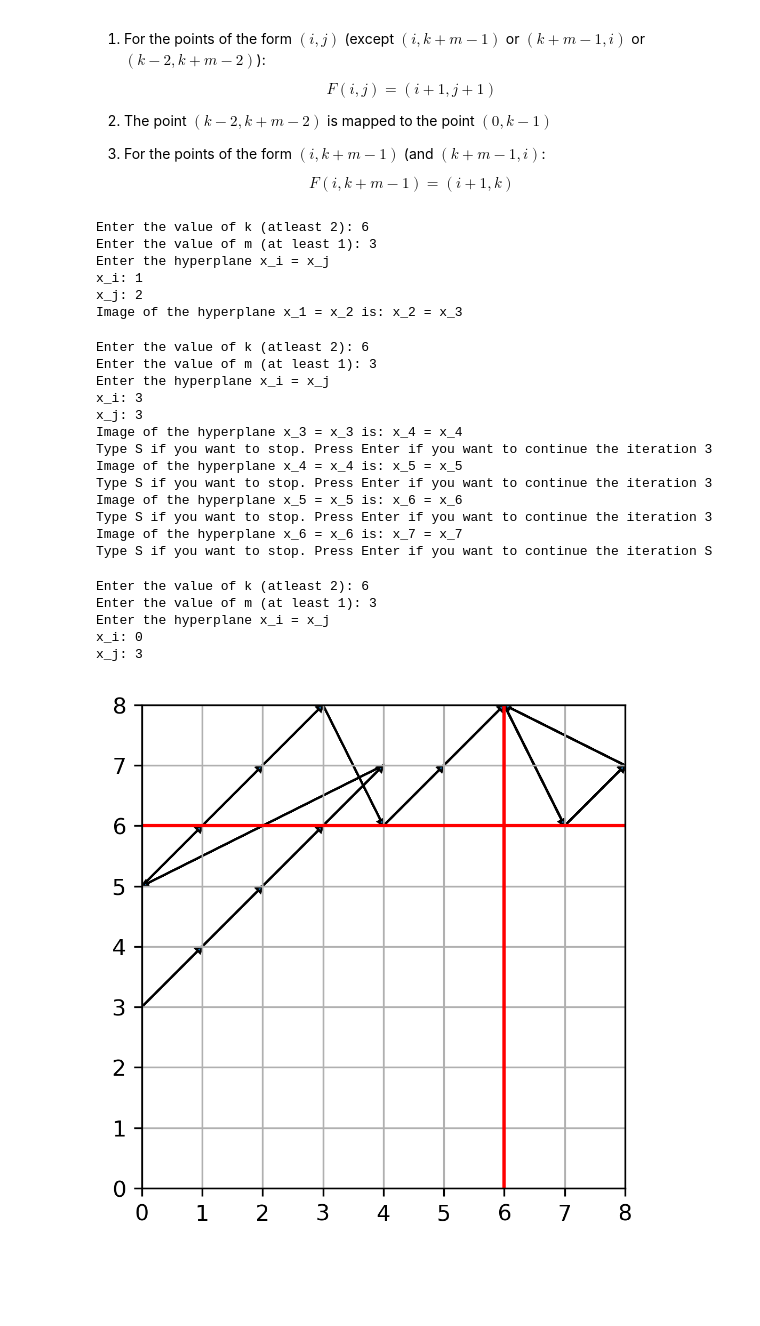
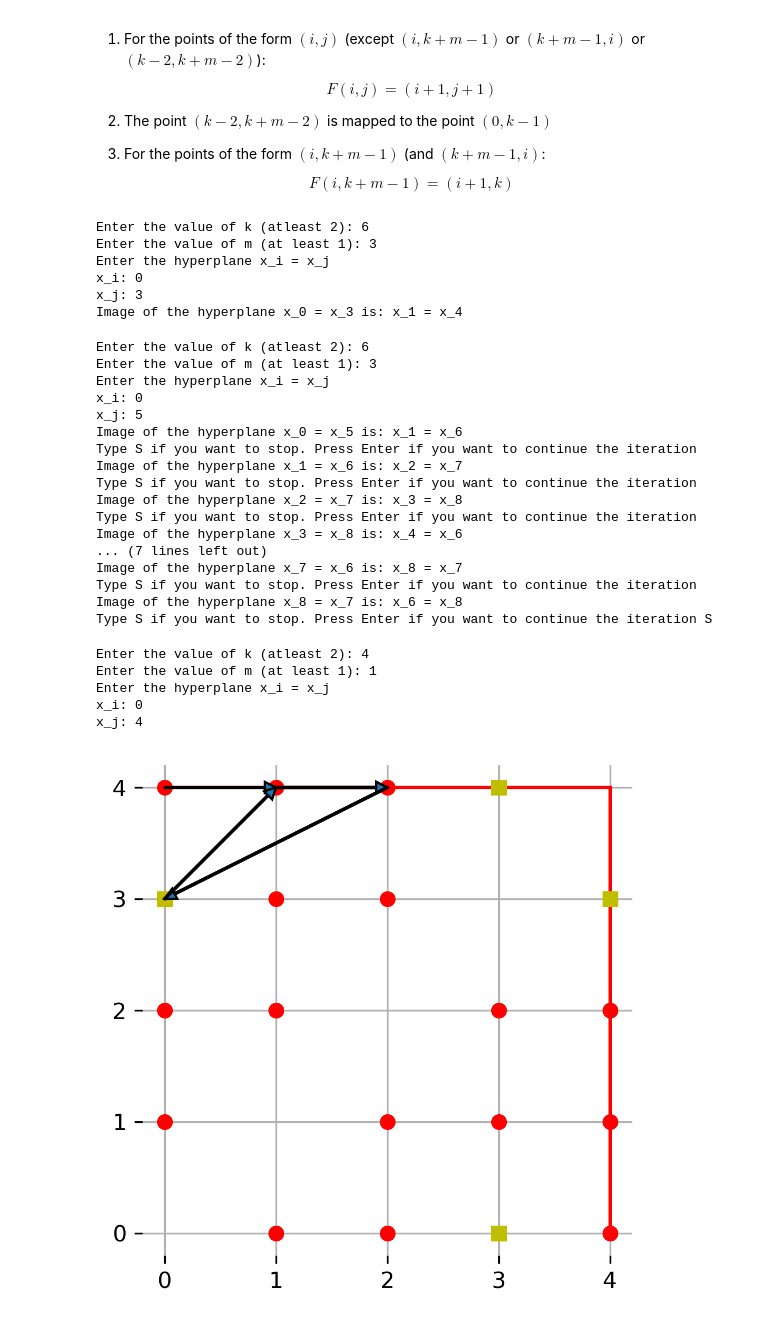
Before and after one commit to vantule/modulimap, a Jupyter notebook: Moduli map.ipynb, the cells around one changed output. Cells and saved outputs as stored; diff of their text form; code cells hidden in the pictures; blank space fills up the shorter version.

```diff
--- a/Moduli map.ipynb
+++ b/Moduli map.ipynb
@@ -38,7 +38,7 @@ def moduli_map(pos):
         else:
             return [pos[0]+1,pos[1]+1]
     else:
-        if [pos[0]+1,k]==[k-1,k+m-1] or [k,pos[1]+1]==[k-1,k+m-1]:
+        if [pos[0]+1,k]==[k-1,k+m-1] or [k,pos[1]+1]==[k+m-1,k-1]:
             return [0,k-1]
         else:
             if pos[0]==k+m-1:
@@ -67,9 +67,9 @@ print("Image of the hyperplane x_%(i)s = x_%(j)s is: x_%(coord1)s = x_%(coord2)s
 Enter the value of k (atleast 2): 6
 Enter the value of m (at least 1): 3
 Enter the hyperplane x_i = x_j
-x_i: 1
-x_j: 2
-Image of the hyperplane x_1 = x_2 is: x_2 = x_3
+x_i: 0
+x_j: 3
+Image of the hyperplane x_0 = x_3 is: x_1 = x_4
 # %%
 #iterate a hyperplane
 
@@ -97,15 +97,19 @@ while indicator != 'S':
 Enter the value of k (atleast 2): 6
 Enter the value of m (at least 1): 3
 Enter the hyperplane x_i = x_j
-x_i: 3
-x_j: 3
-Image of the hyperplane x_3 = x_3 is: x_4 = x_4
-Type S if you want to stop. Press Enter if you want to continue the iteration 3
-Image of the hyperplane x_4 = x_4 is: x_5 = x_5
-Type S if you want to stop. Press Enter if you want to continue the iteration 3
-Image of the hyperplane x_5 = x_5 is: x_6 = x_6
-Type S if you want to stop. Press Enter if you want to continue the iteration 3
-Image of the hyperplane x_6 = x_6 is: x_7 = x_7
+x_i: 0
+x_j: 5
+Image of the hyperplane x_0 = x_5 is: x_1 = x_6
+Type S if you want to stop. Press Enter if you want to continue the iteration
+Image of the hyperplane x_1 = x_6 is: x_2 = x_7
+Type S if you want to stop. Press Enter if you want to continue the iteration
+Image of the hyperplane x_2 = x_7 is: x_3 = x_8
+Type S if you want to stop. Press Enter if you want to continue the iteration
+Image of the hyperplane x_3 = x_8 is: x_4 = x_6
+... (7 lines left out)
+Image of the hyperplane x_7 = x_6 is: x_8 = x_7
+Type S if you want to stop. Press Enter if you want to continue the iteration
+Image of the hyperplane x_8 = x_7 is: x_6 = x_8
 Type S if you want to stop. Press Enter if you want to continue the iteration S
 # %%
 #Input a hyperplane and print the orbit of this hyperplane
@@ -128,41 +132,54 @@ xi=int(input("x_i:"))
 xj=int(input("x_j:"))
 
 
 #draw function
-def draw_moduli(pos):#draw a vector from pos to modulia_map(pos)
+def draw_moduli(pos,**option):#draw a vector from pos to modulia_map(pos)
     vector=[moduli_map(pos)[0]-pos[0],moduli_map(pos)[1]-pos[1]]
     plt.arrow(pos[0],pos[1], vector[0],vector[1],head_width=0.1, head_length=0.1, length_includes_head=True,
-          width=0.00005) #parameters (x,y,dx,dy): draw a vector from (x,y) to (x+dx,y+dy)
+          width=0.01,**option) #parameters (x,y,dx,dy): draw a vector from (x,y) to (x+dx,y+dy)
 
 #set up the plot
 import matplotlib.pyplot as plt
 import numpy as np
 plt.figure(dpi=300)
 
 #fucntion to draw the orbit
 def draw_orbit(pos):
     for loop in range(2*(k+m)):
-        draw_moduli([pos[0],pos[1]])
+        draw_moduli([pos[0],pos[1]],zorder=loop+2) #zorder parameter is higher enough so that it overlap the points
         [pos[0],pos[1]]=moduli_map([pos[0],pos[1]])
-#orbit of x_i=x_j
-draw_orbit([xi,xj])
 #draw a horizontal line at k
 line=[k]*(k+m)
 plt.plot(line,color="red")
 #draw a vertical line at k
 plt.plot((k,k,),(0,k+m-1),color="red")
+#orbit of x_i=x_j
+draw_orbit([xi,xj])
+
+#draw a node at each valid point
+for i in range(k+m):
+    for j in range(k+m):
+        if i!=j and [i,j] != [k-1,k+m-1] and [i,j] != [k+m-1,k-1] and [i,j]!=[0,k-1] and [i,j]!=[k-1,0]:
+            plt.plot([i], [j], marker='o', markersize=6, color="red")
+        else:
+            if i!=j:
+                plt.plot([i],[j],marker='s',markersize=6,color="y")
+
 #configure the plot
-plt.xlim(0,k+m-1)
-plt.ylim(0,k+m-1)
+plt.xlim(-0.2,k+m-1+0.2)
+plt.ylim(-0.2,k+m-1+0.2)
 plt.gca().set_aspect("equal")
 plt.xticks(np.linspace(0,k+m-1,k+m,endpoint=True))
 plt.yticks(np.linspace(0,k+m-1,k+m,endpoint=True))
 plt.grid()
+plt.box(on=None)
+#save as an image png
+# plt.savefig("/home/vle/ownCloud/Personal/Thesis/moduli31point01.png",dpi=300,transparent=True)
 plt.show()
 # %% [output]
-Enter the value of k (atleast 2): 6
-Enter the value of m (at least 1): 3
+Enter the value of k (atleast 2): 4
+Enter the value of m (at least 1): 1
 Enter the hyperplane x_i = x_j
 x_i: 0
-x_j: 3
+x_j: 4
-[figure, old version]
+[figure, new version]
```
